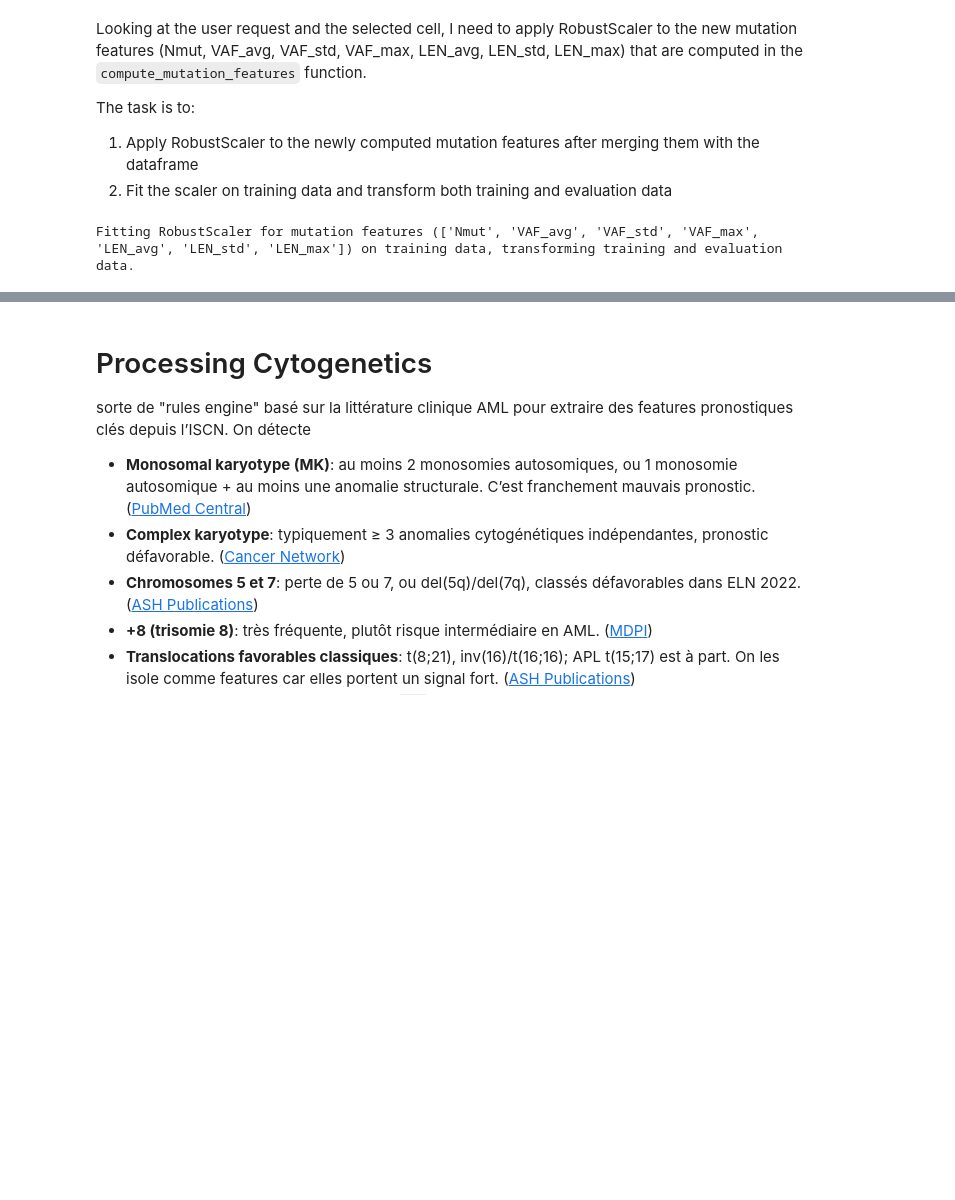
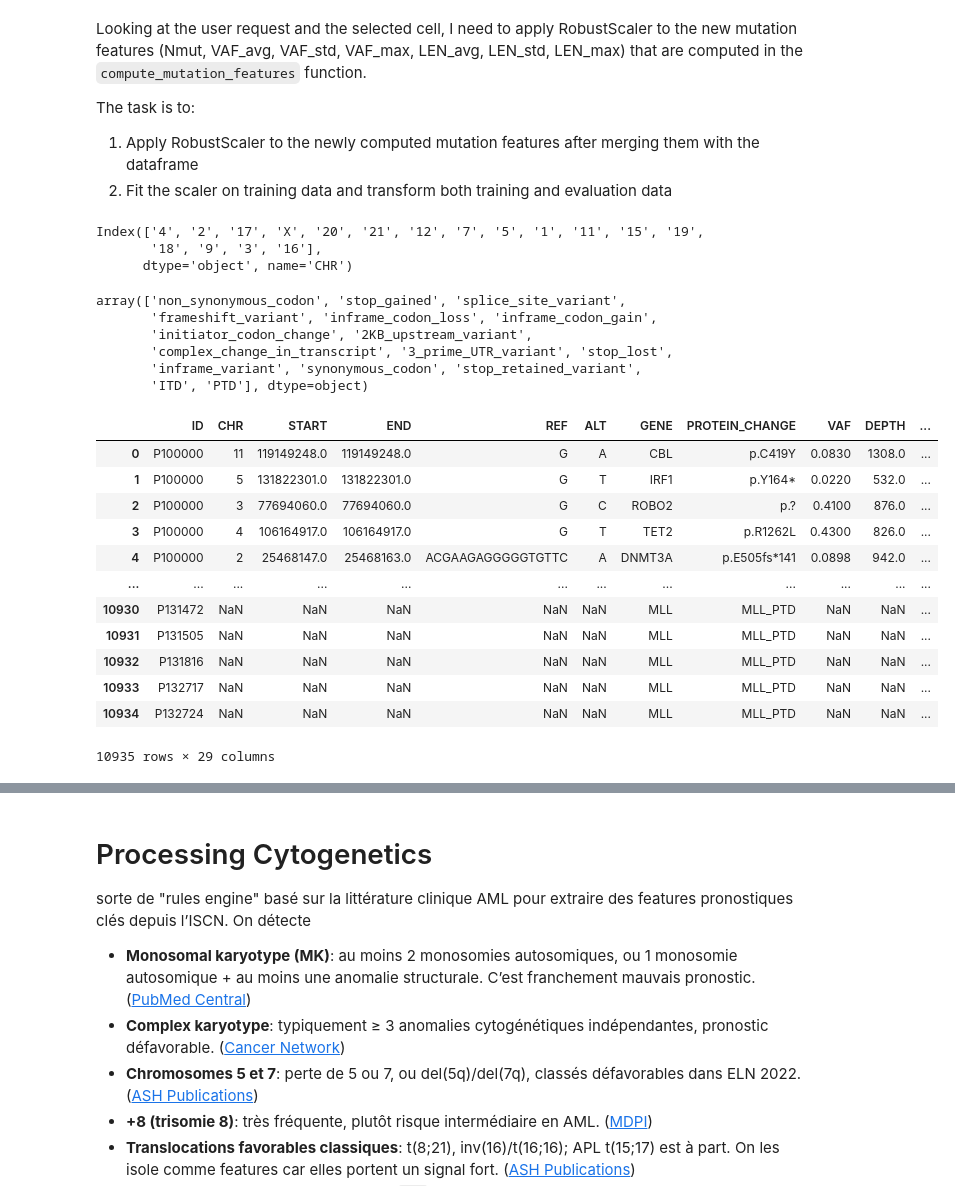
Before and after one commit to arthurdrk/QRT-Challenge-2025, a Jupyter notebook: src/exploration/preprocessing.ipynb, the cells around one changed output, grey strips where cells are left out. Cells and saved outputs as stored; diff of their text form; code cells hidden in the pictures; blank space fills up the shorter version.

```diff
--- a/src/exploration/preprocessing.ipynb
+++ b/src/exploration/preprocessing.ipynb
@@ -275,45 +275,34 @@ Looking at the user request and the selected cell, I need to apply RobustScaler
 The task is to:
 1. Apply RobustScaler to the newly computed mutation features after merging them with the dataframe
 2. Fit the scaler on training data and transform both training and evaluation data
-# %%
-def compute_mutation_features(maf_df, X_df):
-    """Compute mutation statistics and merge with features dataframe."""
-    # Compute length for each mutation
-    maf_df['LEN'] = maf_df['END'] - maf_df['START'] + 1
-
-    # Compute aggregated statistics
-    tmp = maf_df.groupby('ID').agg(
-        Nmut=('ID', 'size'),
-        VAF_avg=('VAF', 'mean'),
-        VAF_std=('VAF', 'std'),
-        VAF_max=('VAF', 'max'),
-        LEN_avg=('LEN', 'mean'),
-        LEN_std=('LEN', 'std'),
-        LEN_max=('LEN', 'max')
-    ).reset_index()
-
-    # Fill NaN std values with 0 (occurs when patient has only 1 mutation)
-    tmp[['VAF_std', 'LEN_std']] = tmp[['VAF_std', 'LEN_std']].fillna(0)
-
-    # Merge with X and fill missing values with 0
-    X_w_mutation = X_df.merge(tmp, on='ID', how='left').fillna({
-        'Nmut': 0, 'VAF_avg': 0, 'VAF_std': 0, 'VAF_max': 0,
-        'LEN_avg': 0, 'LEN_std': 0, 'LEN_max': 0
-    })
-
-    return X_w_mutation
-
-
-# Apply function to training and evaluation data
-X_w_mutation = compute_mutation_features(maf_df, X)
-X_eval_w_mutation = compute_mutation_features(maf_eval, X_eval)
-
-# Apply RobustScaler to the new mutation features
-mutation_features = ['Nmut', 'VAF_avg', 'VAF_std', 'VAF_max', 'LEN_avg', 'LEN_std', 'LEN_max']
-mutation_scaler = RobustScaler()
-print(
-    f"Fitting RobustScaler for mutation features ({mutation_features}) on training data, transforming training and evaluation data.")
-X_w_mutation[mutation_features] = mutation_scaler.fit_transform(X_w_mutation[mutation_features])
-X_eval_w_mutation[mutation_features] = mutation_scaler.transform(X_eval_w_mutation[mutation_features])
-# %% [output]
-Fitting RobustScaler for mutation features (['Nmut', 'VAF_avg', 'VAF_std', 'VAF_max', 'LEN_avg', 'LEN_std', 'LEN_max']) on training data, transforming training and evaluation data.
+# %%
+maf_df["CHR"].value_counts()[maf_df["CHR"].value_counts() > 90].index
+# %% [output]
+Index(['4', '2', '17', 'X', '20', '21', '12', '7', '5', '1', '11', '15', '19',
+       '18', '9', '3', '16'],
+      dtype='object', name='CHR')
+# %%
+maf_df["EFFECT"].unique()
+# %% [output]
+array(['non_synonymous_codon', 'stop_gained', 'splice_site_variant',
+       'frameshift_variant', 'inframe_codon_loss', 'inframe_codon_gain',
+       'initiator_codon_change', '2KB_upstream_variant',
+       'complex_change_in_transcript', '3_prime_UTR_variant', 'stop_lost',
+       'inframe_variant', 'synonymous_codon', 'stop_retained_variant',
+       'ITD', 'PTD'], dtype=object)
+# %%
+pd.get_dummies(maf_df, columns=["EFFECT"])
+# %% [output]
+|  | ID | CHR | START | END | REF | ALT | GENE | PROTEIN_CHANGE | VAF | DEPTH | ... |
+| 0 | P100000 | 11 | 119149248.0 | 119149248.0 | G | A | CBL | p.C419Y | 0.0830 | 1308.0 | ... |
+| 1 | P100000 | 5 | 131822301.0 | 131822301.0 | G | T | IRF1 | p.Y164* | 0.0220 | 532.0 | ... |
+| 2 | P100000 | 3 | 77694060.0 | 77694060.0 | G | C | ROBO2 | p.? | 0.4100 | 876.0 | ... |
+| 3 | P100000 | 4 | 106164917.0 | 106164917.0 | G | T | TET2 | p.R1262L | 0.4300 | 826.0 | ... |
+| 4 | P100000 | 2 | 25468147.0 | 25468163.0 | ACGAAGAGGGGGTGTTC | A | DNMT3A | p.E505fs*141 | 0.0898 | 942.0 | ... |
+| ... | ... | ... | ... | ... | ... | ... | ... | ... | ... | ... | ... |
+| 10930 | P131472 | NaN | NaN | NaN | NaN | NaN | MLL | MLL_PTD | NaN | NaN | ... |
+| 10931 | P131505 | NaN | NaN | NaN | NaN | NaN | MLL | MLL_PTD | NaN | NaN | ... |
+| 10932 | P131816 | NaN | NaN | NaN | NaN | NaN | MLL | MLL_PTD | NaN | NaN | ... |
+| 10933 | P132717 | NaN | NaN | NaN | NaN | NaN | MLL | MLL_PTD | NaN | NaN | ... |
+| 10934 | P132724 | NaN | NaN | NaN | NaN | NaN | MLL | MLL_PTD | NaN | NaN | ... |
+10935 rows × 29 columns
```
Also changed, not shown: parts of 5 cells of this notebook, 6 other files.
